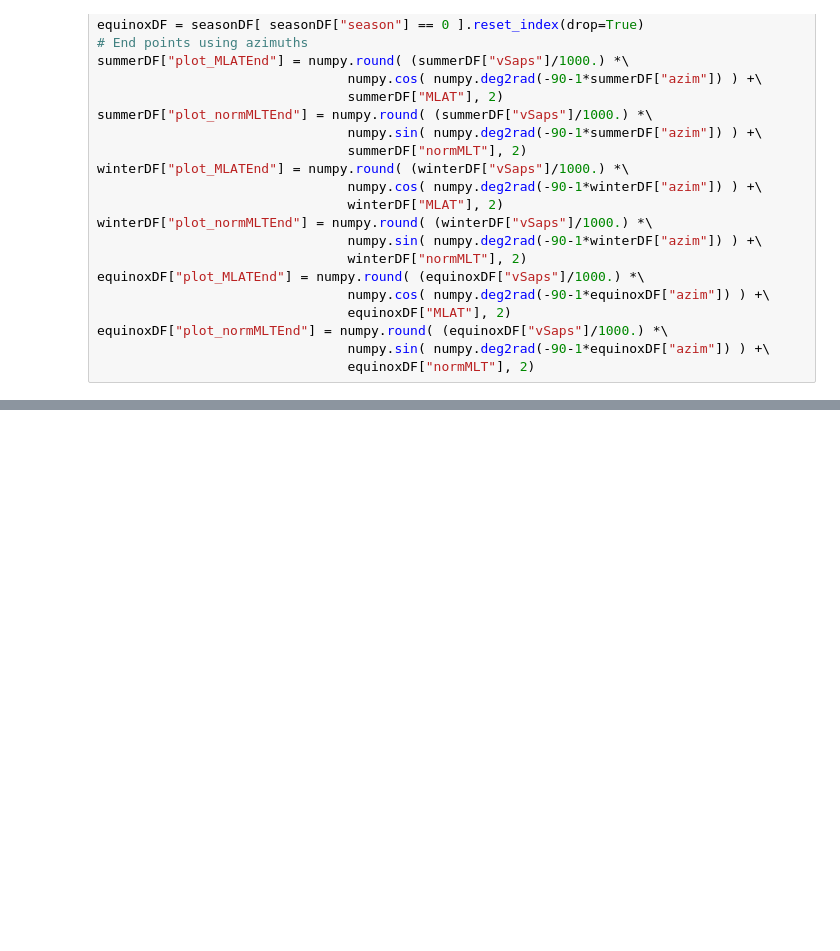
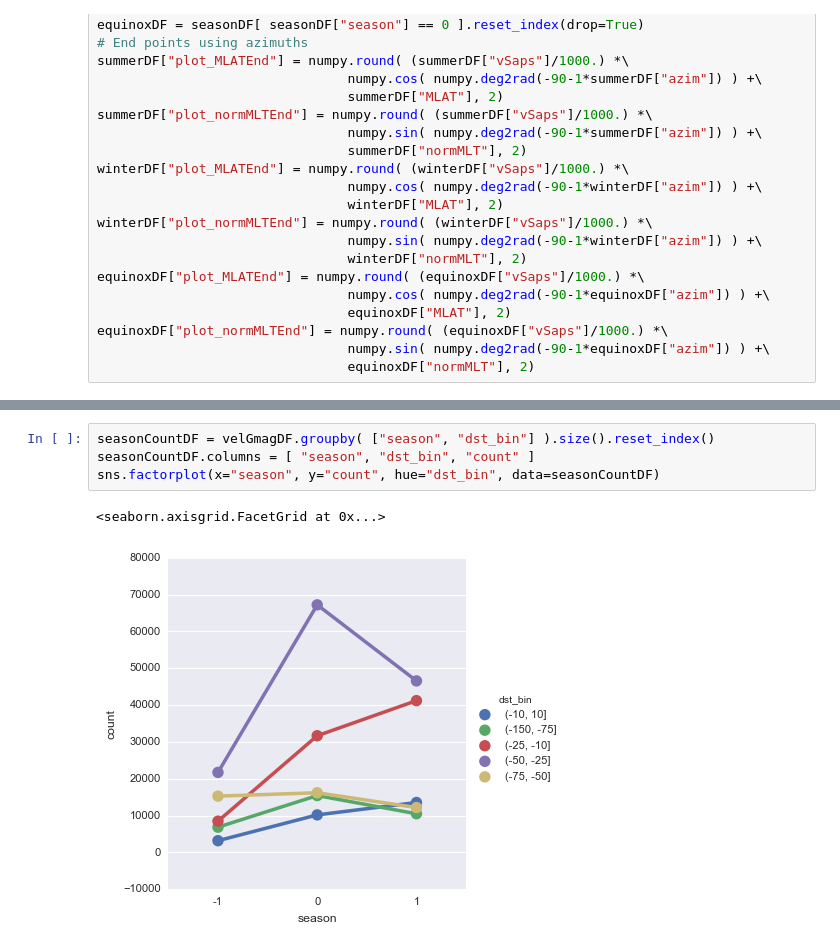
Before and after one commit to bharatreddy/vel-analys, a Jupyter notebook: ipy/saps_season.ipynb, the cells around one changed output, grey strips where cells are left out. Cells and saved outputs as stored; diff of their text form; blank space fills up the shorter version.

```diff
--- a/ipy/saps_season.ipynb
+++ b/ipy/saps_season.ipynb
@@ -213,0 +220,7 @@ plt.savefig("../figs/season"+ dstBinSelected +".pdf",bbox_inches='tight')
+# %%
+seasonCountDF = velGmagDF.groupby( ["season", "dst_bin"] ).size().reset_index()
+seasonCountDF.columns = [ "season", "dst_bin", "count" ]
+sns.factorplot(x="season", y="count", hue="dst_bin", data=seasonCountDF)
+# %% [output]
+<seaborn.axisgrid.FacetGrid at 0x...>
+[figure, added]
```
Also changed, not shown: parts of 4 cells of this notebook, 5 other files.
